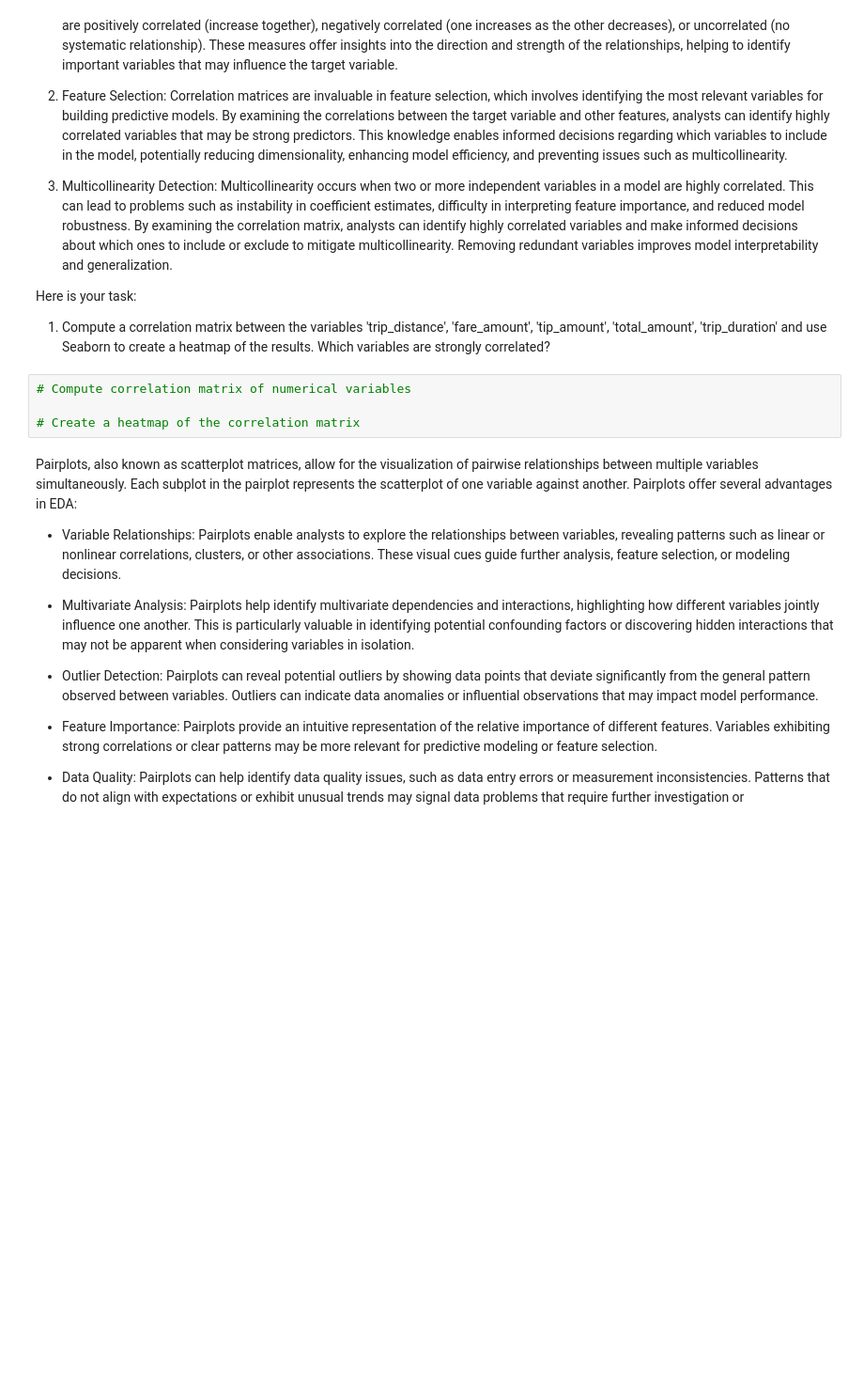
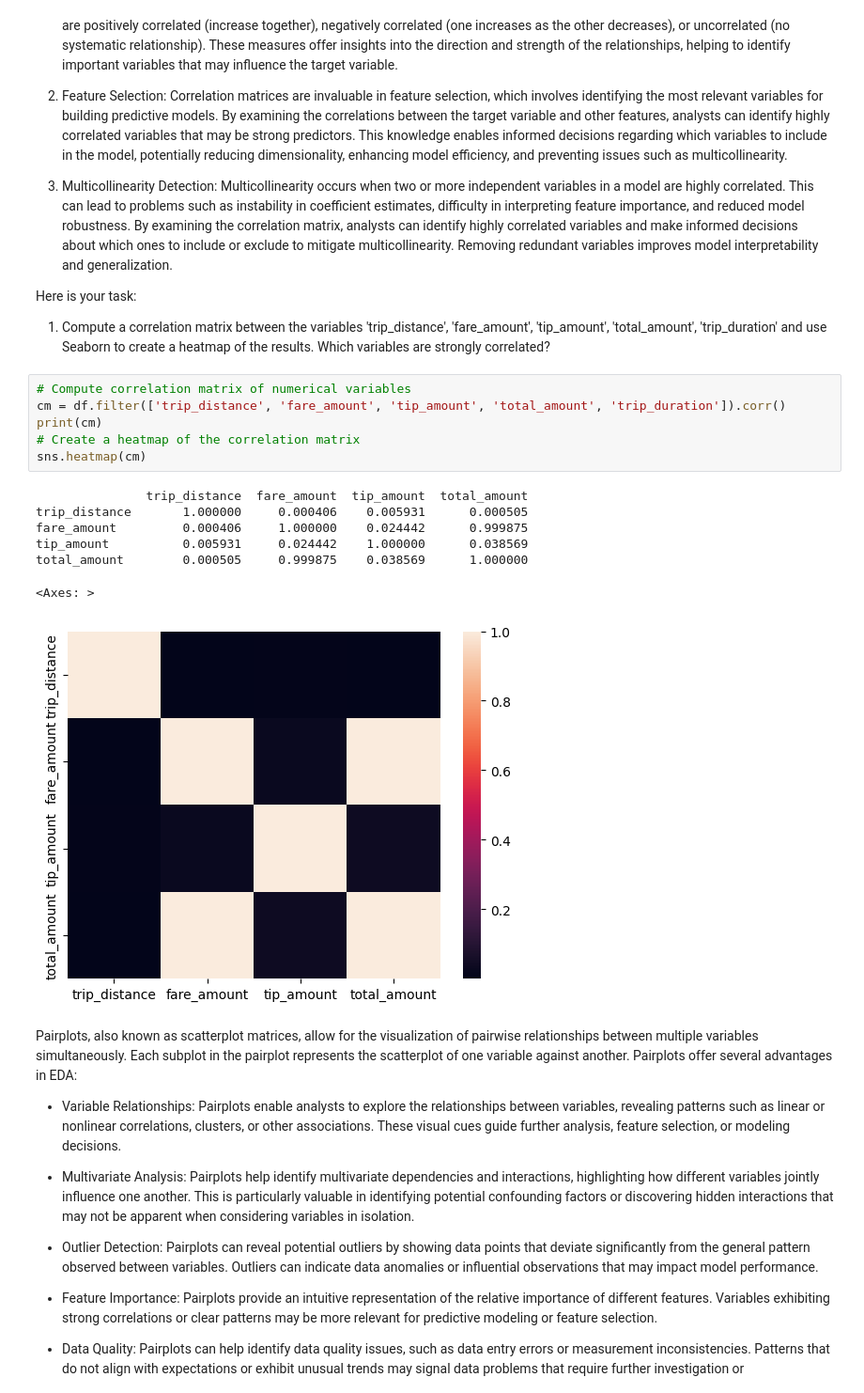
Before and after one commit to azulez/BootCamp2025, a Jupyter notebook: Student_MLE_MiniProject_EDA.ipynb, the cells around one changed output. Shown: that part at 94% size. Drawn from its saved outputs; the diff is of its cells as text; blank space fills up the shorter version.

```diff
--- a/Student_MLE_MiniProject_EDA.ipynb
+++ b/Student_MLE_MiniProject_EDA.ipynb
@@ -189,8 +193,18 @@ Here is your task:
   1. Compute a correlation matrix between the variables 'trip_distance', 'fare_amount', 'tip_amount', 'total_amount', 'trip_duration' and use Seaborn to create a heatmap of the results. Which variables are strongly correlated?
 # %%
 # Compute correlation matrix of numerical variables
-
+cm = df.filter(['trip_distance', 'fare_amount', 'tip_amount', 'total_amount', 'trip_duration']).corr()
+print(cm)
 # Create a heatmap of the correlation matrix
+sns.heatmap(cm)
+# %% [output]
+               trip_distance  fare_amount  tip_amount  total_amount
+trip_distance       1.000000     0.000406    0.005931      0.000505
+fare_amount         0.000406     1.000000    0.024442      0.999875
+tip_amount          0.005931     0.024442    1.000000      0.038569
+total_amount        0.000505     0.999875    0.038569      1.000000
+<Axes: >
+[figure, added]
 # %% [markdown]
 Pairplots, also known as scatterplot matrices, allow for the visualization of pairwise relationships between multiple variables simultaneously. Each subplot in the pairplot represents the scatterplot of one variable against another. Pairplots offer several advantages in EDA:
 
```
Also changed, not shown: parts of 2 cells of this notebook.
